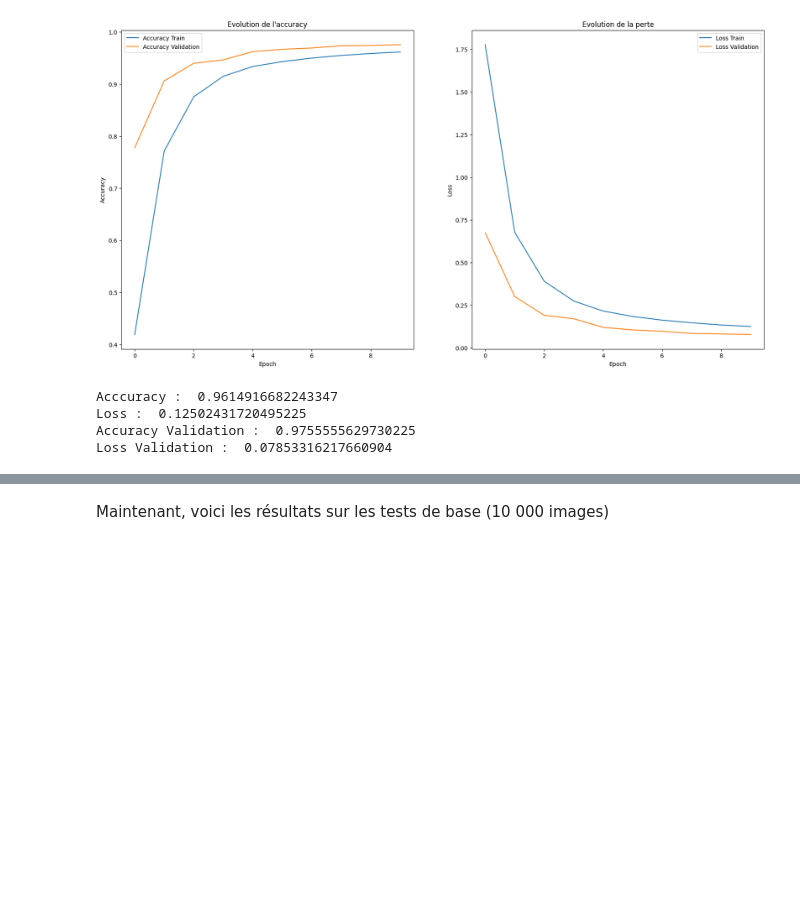
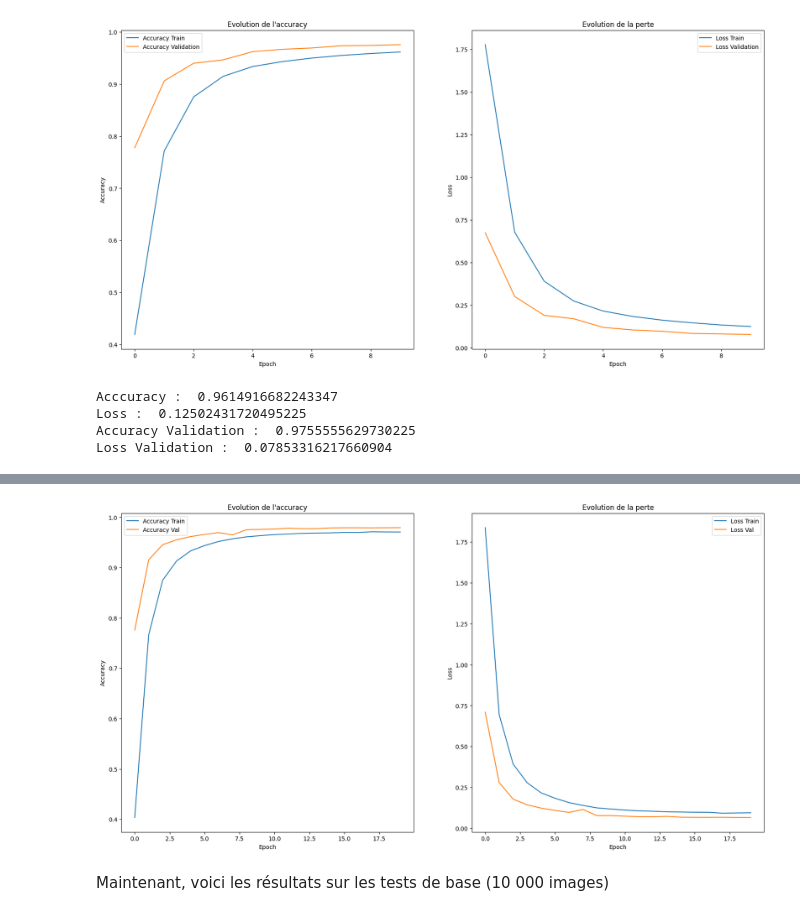
Before and after one commit to aubin-pct/Entrainement_ia, a Jupyter notebook: rendu_9/rendu_9_CNN.ipynb, the cells around one changed output, grey strips where cells are left out. Cells and saved outputs as stored; diff of their text form; code cells hidden in the pictures; blank space fills up the shorter version.

```diff
--- a/rendu_9/rendu_9_CNN.ipynb
+++ b/rendu_9/rendu_9_CNN.ipynb
@@ -44,7 +42,7 @@ class Graphes:
 # %%
 # Fonction de création d'une image 'imparfaite' via une ancienne image - style 2
 
-def create_imperfect_image(image, image_size=(56, 56), seed=42):
+def create_imperfect_image(image: np.ndarray, image_size=(56, 56), seed=42)  -> np.ndarray:
     random.seed(seed)
     new_image = np.ones((*image_size, image.shape[2]), dtype=np.uint8)
 
@@ -478,3 +502,18 @@ Graphes.accuracy_loss_graphe(historique)
+# %%
+reduce_lr = ReduceLROnPlateau(
+    monitor='val_loss',
+    factor=0.5,
+    patience=0,
+    min_lr=1e-6,
+    verbose=1
+)
+model_20 = build_model()
+historique = model_20.fit(x_train, y_train, epochs=20, validation_split=0.2, batch_size=128, callbacks=[reduce_lr])
+clear_output(wait=True)
+accuracy_loss_graphe(historique)
+model = model_20
+# %% [output]
+[figure, added]
 # %% [markdown]
 Maintenant, voici les résultats sur les tests de base (10 000 images)
 # %%
```
Also changed, not shown: parts of 10 cells of this notebook, 5 other files.
